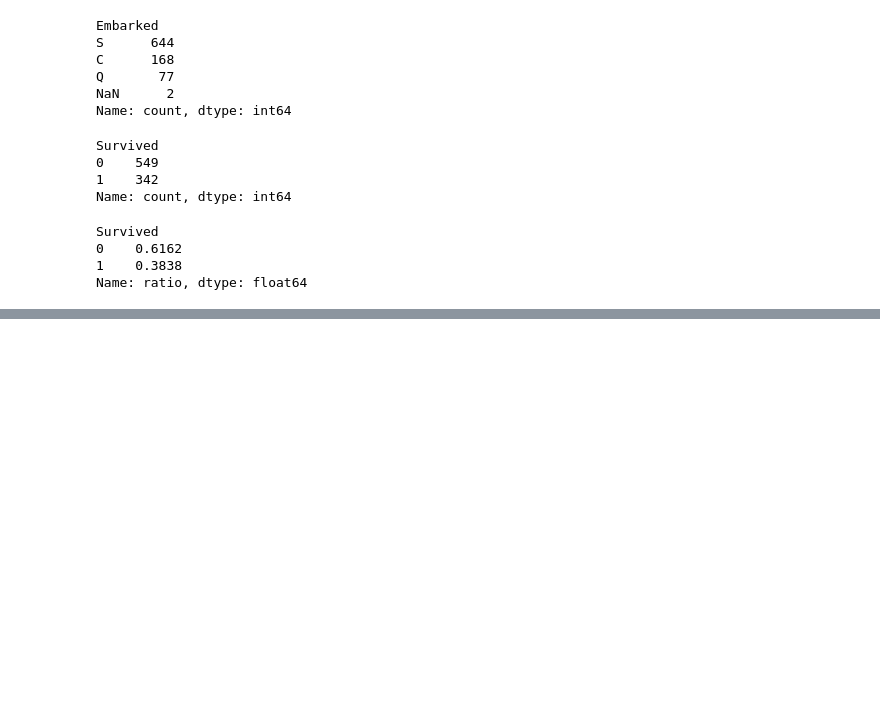
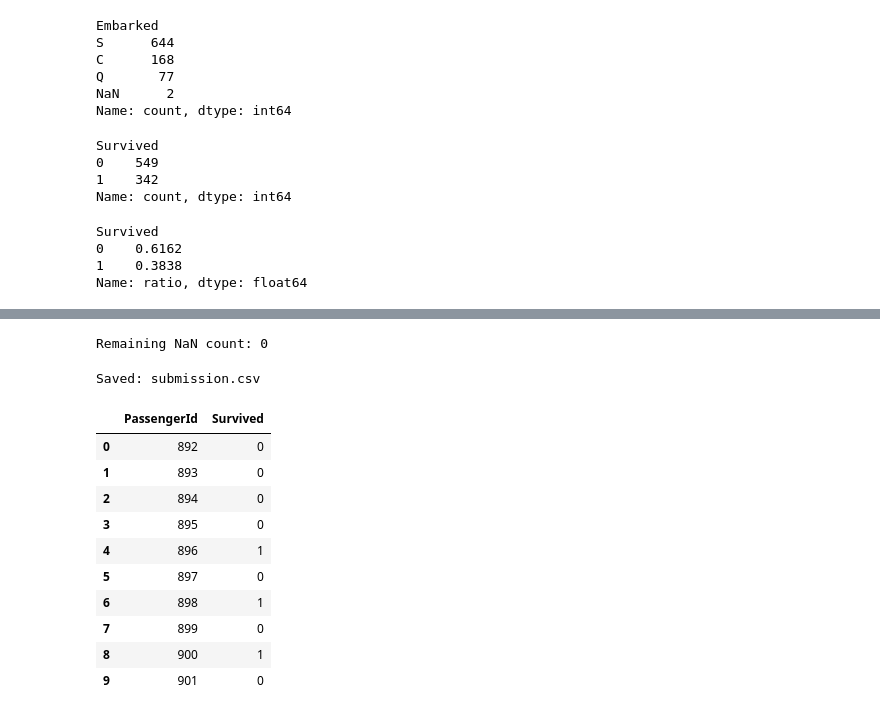
Before and after one commit to BrianBai093/Applied-ML, a Jupyter notebook: A1/data_preprocessing.ipynb, the cells around one changed output, grey strips where cells are left out. Drawn from its saved outputs; the diff is of its cells as text; code cells hidden in the pictures; blank space fills up the shorter version.

```diff
--- a/A1/data_preprocessing.ipynb
+++ b/A1/data_preprocessing.ipynb
@@ -256,0 +472,17 @@ Name: ratio, dtype: float64
+# %%
+from sklearn.linear_model import LogisticRegression
+from sklearn.pipeline import Pipeline
+from sklearn.metrics import accuracy_score
+
+clf_lr = Pipeline(steps=[
+    ("preprocess", preprocess_linear),
+    ("model", LogisticRegression(max_iter=2000))
+])
+
+clf_lr.fit(X_train, y_train)
+
+pred_train = clf_lr.predict(X_train)
+pred_valid = clf_lr.predict(X_valid)
+
+print("Train accuracy:", round(accuracy_score(y_train, pred_train), 4))
+print("Valid accuracy:", round(accuracy_score(y_valid, pred_valid), 4))
@@ -256,0 +681,37 @@ Name: ratio, dtype: float64
+# %%
+# 先补 Fare（test 里通常缺 1 个）
+X_test["Fare"] = X_test["Fare"].fillna(work_df["Fare"].median())
+
+# 重新计算 FarePerPerson，并兜底
+X_test["FarePerPerson"] = X_test["Fare"] / X_test["FamilySize"]
+X_test["FarePerPerson"] = X_test["FarePerPerson"].fillna(work_df["FarePerPerson"].median())
+
+print("Remaining NaN count:", int(X_test.isna().sum().sum()))
+# %% [output]
+Remaining NaN count: 0
+# %%
+test_pred = clf_lr.predict(X_test).astype(int)
+
+submission = pd.DataFrame({
+    "PassengerId": test_work_df["PassengerId"],
+    "Survived": test_pred
+})
+
+out_path = "submission.csv"
+submission.to_csv(out_path, index=False)
+
+print("Saved:", out_path)
+display(submission.head(10))
+# %% [output]
+Saved: submission.csv
+|  | PassengerId | Survived |
+| 0 | 892 | 0 |
+| 1 | 893 | 0 |
+| 2 | 894 | 0 |
+| 3 | 895 | 0 |
+| 4 | 896 | 1 |
+| 5 | 897 | 0 |
+| 6 | 898 | 1 |
+| 7 | 899 | 0 |
+| 8 | 900 | 1 |
+| 9 | 901 | 0 |
```
Also changed, not shown: parts of 35 cells of this notebook, 1 other file.
